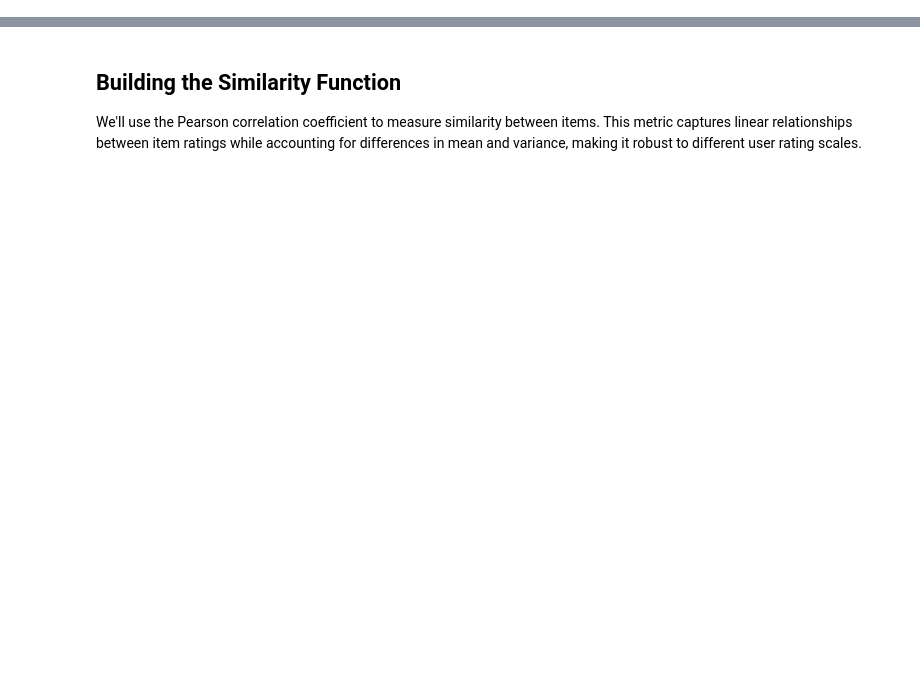
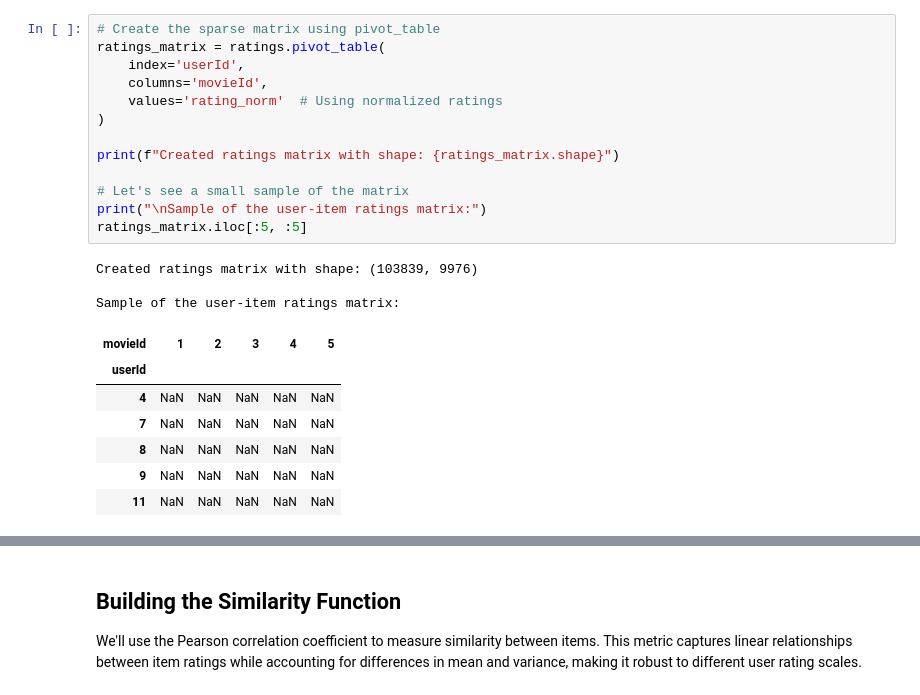
Before and after one commit to WolfverusWasTaken/Movie-Recommender, a Jupyter notebook: Model_1.ipynb, the cells around one changed output, grey strips where cells are left out. Drawn from its saved outputs; the diff is of its cells as text; blank space fills up the shorter version.

```diff
--- a/Model_1.ipynb
+++ b/Model_1.ipynb
@@ -52,3 +64,27 @@ We'll parse the genre information from its JSON format and convert IDs to match
+# %%
+# Create the sparse matrix using pivot_table
+ratings_matrix = ratings.pivot_table(
+    index='userId',
+    columns='movieId',
+    values='rating_norm'  # Using normalized ratings
+)
+
+print(f"Created ratings matrix with shape: {ratings_matrix.shape}")
+
+# Let's see a small sample of the matrix
+print("\nSample of the user-item ratings matrix:")
+ratings_matrix.iloc[:5, :5]
+# %% [output]
+Created ratings matrix with shape: (103839, 9976)
+
+Sample of the user-item ratings matrix:
+| movieId | 1 | 2 | 3 | 4 | 5 |
+| userId |  |  |  |  |  |
+| 4 | NaN | NaN | NaN | NaN | NaN |
+| 7 | NaN | NaN | NaN | NaN | NaN |
+| 8 | NaN | NaN | NaN | NaN | NaN |
+| 9 | NaN | NaN | NaN | NaN | NaN |
+| 11 | NaN | NaN | NaN | NaN | NaN |
 # %%
 # Clean the movies dataset
 # First, let's check what columns are available
```
Also changed, not shown: parts of 70 cells of this notebook, 2 other files.
